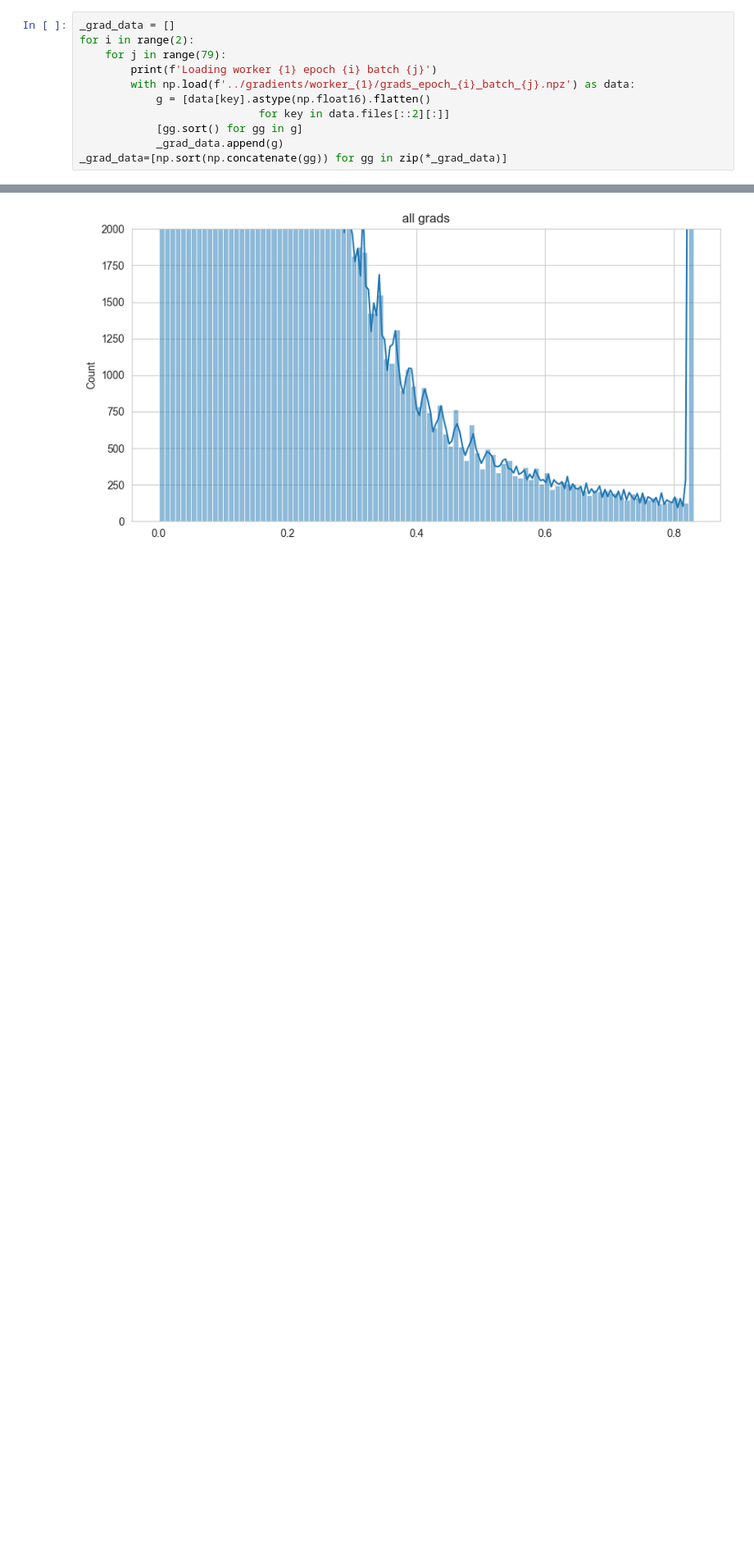
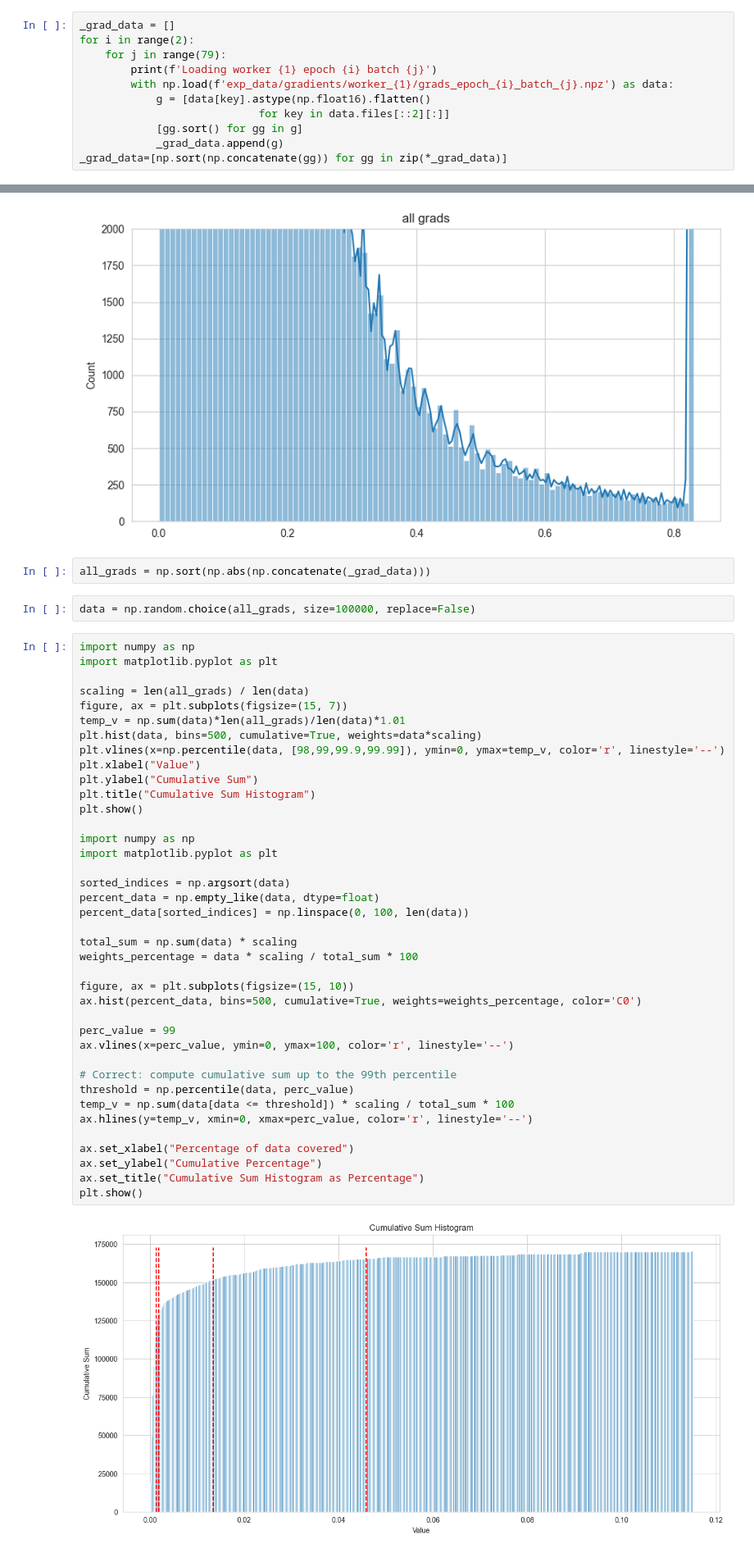
Before and after one commit to HosseinOutward/VUB-ACS-25_Thesis, a Jupyter notebook: expeiments/per_layer_hist.ipynb, the cells around one changed output, grey strips where cells are left out. Shown at 82% size. Drawn from its saved outputs; the diff is of its cells as text; blank space fills up the shorter version.

```diff
--- a/expeiments/per_layer_hist.ipynb
+++ b/expeiments/per_layer_hist.ipynb
@@ -7,7 +9,7 @@ _grad_data = []
 for i in range(2):
     for j in range(79):
         print(f'Loading worker {1} epoch {i} batch {j}')
-        with np.load(f'../gradients/worker_{1}/grads_epoch_{i}_batch_{j}.npz') as data:
+        with np.load(f'exp_data/gradients/worker_{1}/grads_epoch_{i}_batch_{j}.npz') as data:
             g = [data[key].astype(np.float16).flatten()
                             for key in data.files[::2][:]]
             [gg.sort() for gg in g]
@@ -154,3 +156,48 @@ plt.show()
 # %% [output]
 [figure]
 [figure]
+# %%
+all_grads = np.sort(np.abs(np.concatenate(_grad_data)))
+# %%
+data = np.random.choice(all_grads, size=100000, replace=False)
+# %%
+import numpy as np
+import matplotlib.pyplot as plt
+
+scaling = len(all_grads) / len(data)
+figure, ax = plt.subplots(figsize=(15, 7))
+temp_v = np.sum(data)*len(all_grads)/len(data)*1.01
+plt.hist(data, bins=500, cumulative=True, weights=data*scaling)
+plt.vlines(x=np.percentile(data, [98,99,99.9,99.99]), ymin=0, ymax=temp_v, color='r', linestyle='--')
+plt.xlabel("Value")
+plt.ylabel("Cumulative Sum")
+plt.title("Cumulative Sum Histogram")
+plt.show()
+
+import numpy as np
+import matplotlib.pyplot as plt
+
+sorted_indices = np.argsort(data)
+percent_data = np.empty_like(data, dtype=float)
+percent_data[sorted_indices] = np.linspace(0, 100, len(data))
+
+total_sum = np.sum(data) * scaling
+weights_percentage = data * scaling / total_sum * 100
+
+figure, ax = plt.subplots(figsize=(15, 10))
+ax.hist(percent_data, bins=500, cumulative=True, weights=weights_percentage, color='C0')
+
+perc_value = 99
+ax.vlines(x=perc_value, ymin=0, ymax=100, color='r', linestyle='--')
+
+# Correct: compute cumulative sum up to the 99th percentile
+threshold = np.percentile(data, perc_value)
+temp_v = np.sum(data[data <= threshold]) * scaling / total_sum * 100
+ax.hlines(y=temp_v, xmin=0, xmax=perc_value, color='r', linestyle='--')
+
+ax.set_xlabel("Percentage of data covered")
+ax.set_ylabel("Cumulative Percentage")
+ax.set_title("Cumulative Sum Histogram as Percentage")
+plt.show()
+# %% [output]
+[figure, added]
```
Also changed, not shown: parts of 5 cells of this notebook, 1 other file.
